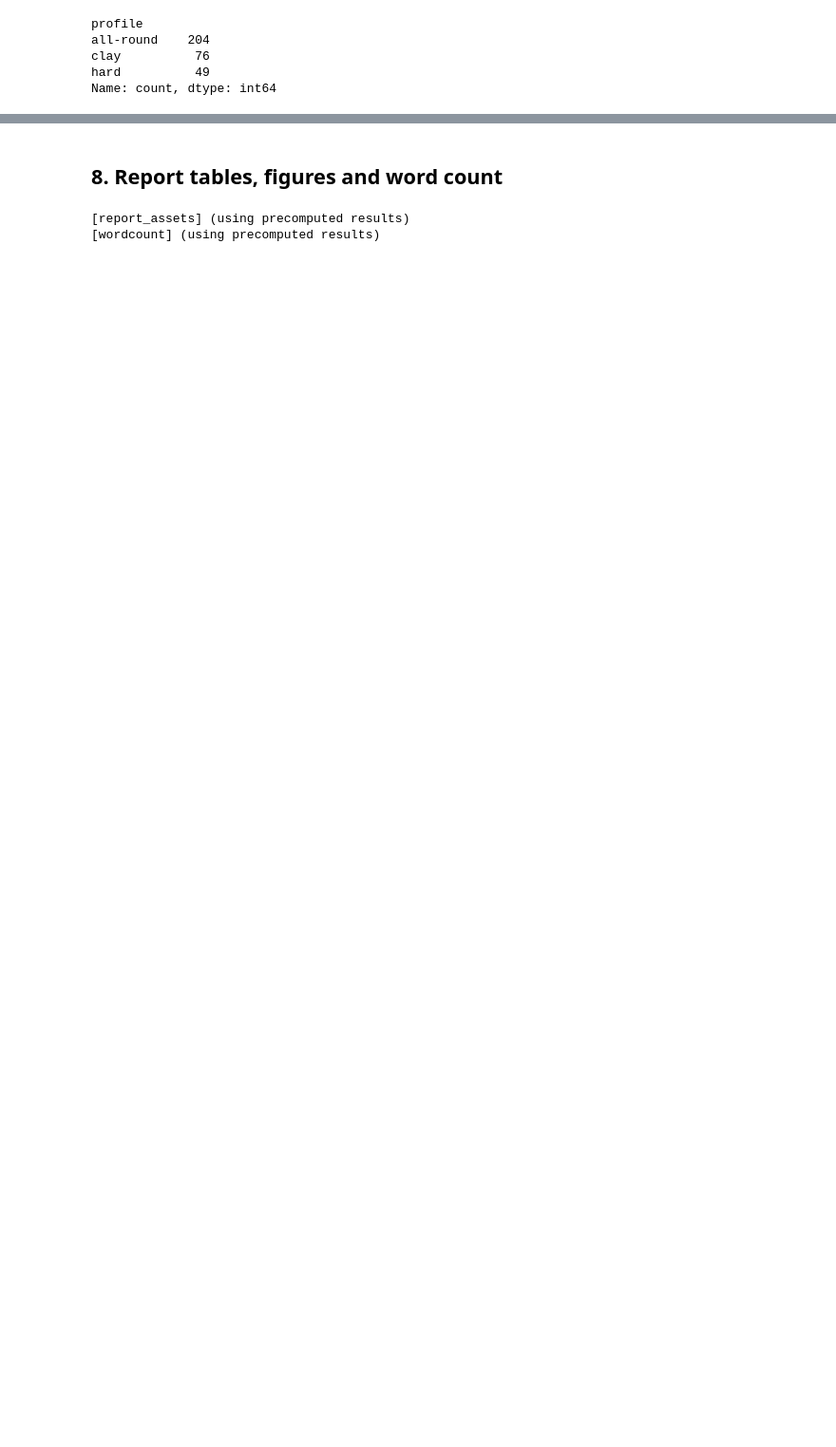
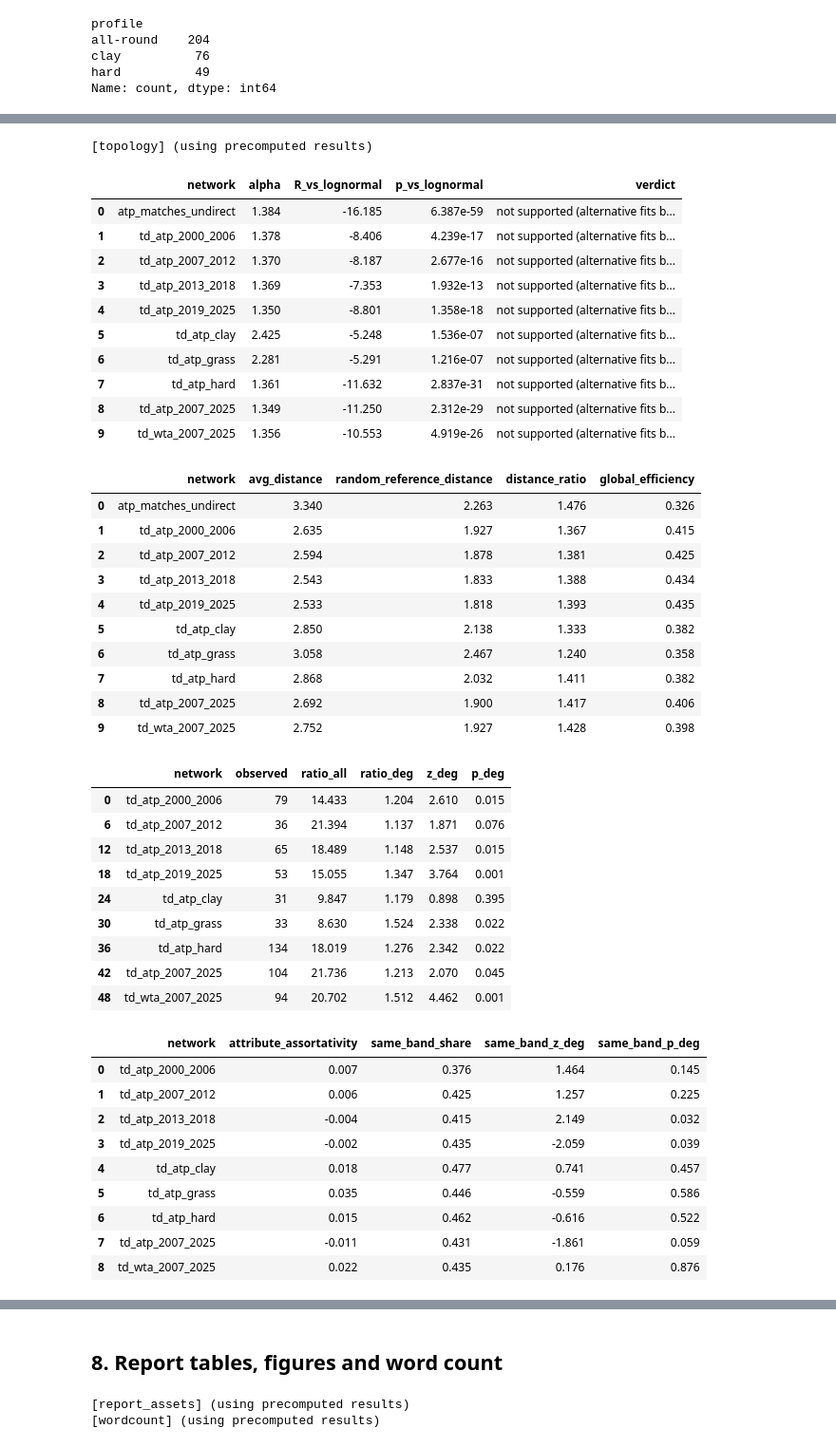
Before and after one commit to FrancescoCastaldi/tennis-network-analysis, a Jupyter notebook: notebooks/full_pipeline.ipynb, the cells around one changed output, grey strips where cells are left out. Shown at 95% size. Cells and saved outputs as stored; diff of their text form; code cells hidden in the pictures; blank space fills up the shorter version.

```diff
--- a/notebooks/full_pipeline.ipynb
+++ b/notebooks/full_pipeline.ipynb
@@ -345,0 +352,51 @@ Name: count, dtype: int64
+# %%
+run("topology")
+display(table("powerlaw_fits.csv")[["network", "alpha", "R_vs_lognormal", "p_vs_lognormal", "verdict"]])
+display(table("compactness.csv")[["network", "avg_distance", "random_reference_distance", "distance_ratio", "global_efficiency"]])
+mix = table("homophily_mixing.csv")
+display(mix[(mix["band_a"] == "top10") & (mix["band_b"] == "top10")][["network", "observed", "ratio_all", "ratio_deg", "z_deg", "p_deg"]])
+display(table("homophily_bands.csv")[["network", "attribute_assortativity", "same_band_share", "same_band_z_deg", "same_band_p_deg"]])
+# %% [output]
+[topology] (using precomputed results)
+|  | network | alpha | R_vs_lognormal | p_vs_lognormal | verdict |
+| 0 | atp_matches_undirect | 1.384 | -16.185 | 6.387e-59 | not supported (alternative fits b... |
+| 1 | td_atp_2000_2006 | 1.378 | -8.406 | 4.239e-17 | not supported (alternative fits b... |
+| 2 | td_atp_2007_2012 | 1.370 | -8.187 | 2.677e-16 | not supported (alternative fits b... |
+| 3 | td_atp_2013_2018 | 1.369 | -7.353 | 1.932e-13 | not supported (alternative fits b... |
+| 4 | td_atp_2019_2025 | 1.350 | -8.801 | 1.358e-18 | not supported (alternative fits b... |
+| 5 | td_atp_clay | 2.425 | -5.248 | 1.536e-07 | not supported (alternative fits b... |
+| 6 | td_atp_grass | 2.281 | -5.291 | 1.216e-07 | not supported (alternative fits b... |
+| 7 | td_atp_hard | 1.361 | -11.632 | 2.837e-31 | not supported (alternative fits b... |
+| 8 | td_atp_2007_2025 | 1.349 | -11.250 | 2.312e-29 | not supported (alternative fits b... |
+| 9 | td_wta_2007_2025 | 1.356 | -10.553 | 4.919e-26 | not supported (alternative fits b... |
+|  | network | avg_distance | random_reference_distance | distance_ratio | global_efficiency |
+| 0 | atp_matches_undirect | 3.340 | 2.263 | 1.476 | 0.326 |
+| 1 | td_atp_2000_2006 | 2.635 | 1.927 | 1.367 | 0.415 |
+| 2 | td_atp_2007_2012 | 2.594 | 1.878 | 1.381 | 0.425 |
+| 3 | td_atp_2013_2018 | 2.543 | 1.833 | 1.388 | 0.434 |
+| 4 | td_atp_2019_2025 | 2.533 | 1.818 | 1.393 | 0.435 |
+| 5 | td_atp_clay | 2.850 | 2.138 | 1.333 | 0.382 |
+| 6 | td_atp_grass | 3.058 | 2.467 | 1.240 | 0.358 |
+| 7 | td_atp_hard | 2.868 | 2.032 | 1.411 | 0.382 |
+| 8 | td_atp_2007_2025 | 2.692 | 1.900 | 1.417 | 0.406 |
+| 9 | td_wta_2007_2025 | 2.752 | 1.927 | 1.428 | 0.398 |
+|  | network | observed | ratio_all | ratio_deg | z_deg | p_deg |
+| 0 | td_atp_2000_2006 | 79 | 14.433 | 1.204 | 2.610 | 0.015 |
+| 6 | td_atp_2007_2012 | 36 | 21.394 | 1.137 | 1.871 | 0.076 |
+| 12 | td_atp_2013_2018 | 65 | 18.489 | 1.148 | 2.537 | 0.015 |
+| 18 | td_atp_2019_2025 | 53 | 15.055 | 1.347 | 3.764 | 0.001 |
+| 24 | td_atp_clay | 31 | 9.847 | 1.179 | 0.898 | 0.395 |
+| 30 | td_atp_grass | 33 | 8.630 | 1.524 | 2.338 | 0.022 |
+| 36 | td_atp_hard | 134 | 18.019 | 1.276 | 2.342 | 0.022 |
+| 42 | td_atp_2007_2025 | 104 | 21.736 | 1.213 | 2.070 | 0.045 |
+| 48 | td_wta_2007_2025 | 94 | 20.702 | 1.512 | 4.462 | 0.001 |
+|  | network | attribute_assortativity | same_band_share | same_band_z_deg | same_band_p_deg |
+| 0 | td_atp_2000_2006 | 0.007 | 0.376 | 1.464 | 0.145 |
+| 1 | td_atp_2007_2012 | 0.006 | 0.425 | 1.257 | 0.225 |
+| 2 | td_atp_2013_2018 | -0.004 | 0.415 | 2.149 | 0.032 |
+| 3 | td_atp_2019_2025 | -0.002 | 0.435 | -2.059 | 0.039 |
+| 4 | td_atp_clay | 0.018 | 0.477 | 0.741 | 0.457 |
+| 5 | td_atp_grass | 0.035 | 0.446 | -0.559 | 0.586 |
+| 6 | td_atp_hard | 0.015 | 0.462 | -0.616 | 0.522 |
+| 7 | td_atp_2007_2025 | -0.011 | 0.431 | -1.861 | 0.059 |
+| 8 | td_wta_2007_2025 | 0.022 | 0.435 | 0.176 | 0.876 |
```
Also changed, not shown: parts of 3 cells of this notebook.
